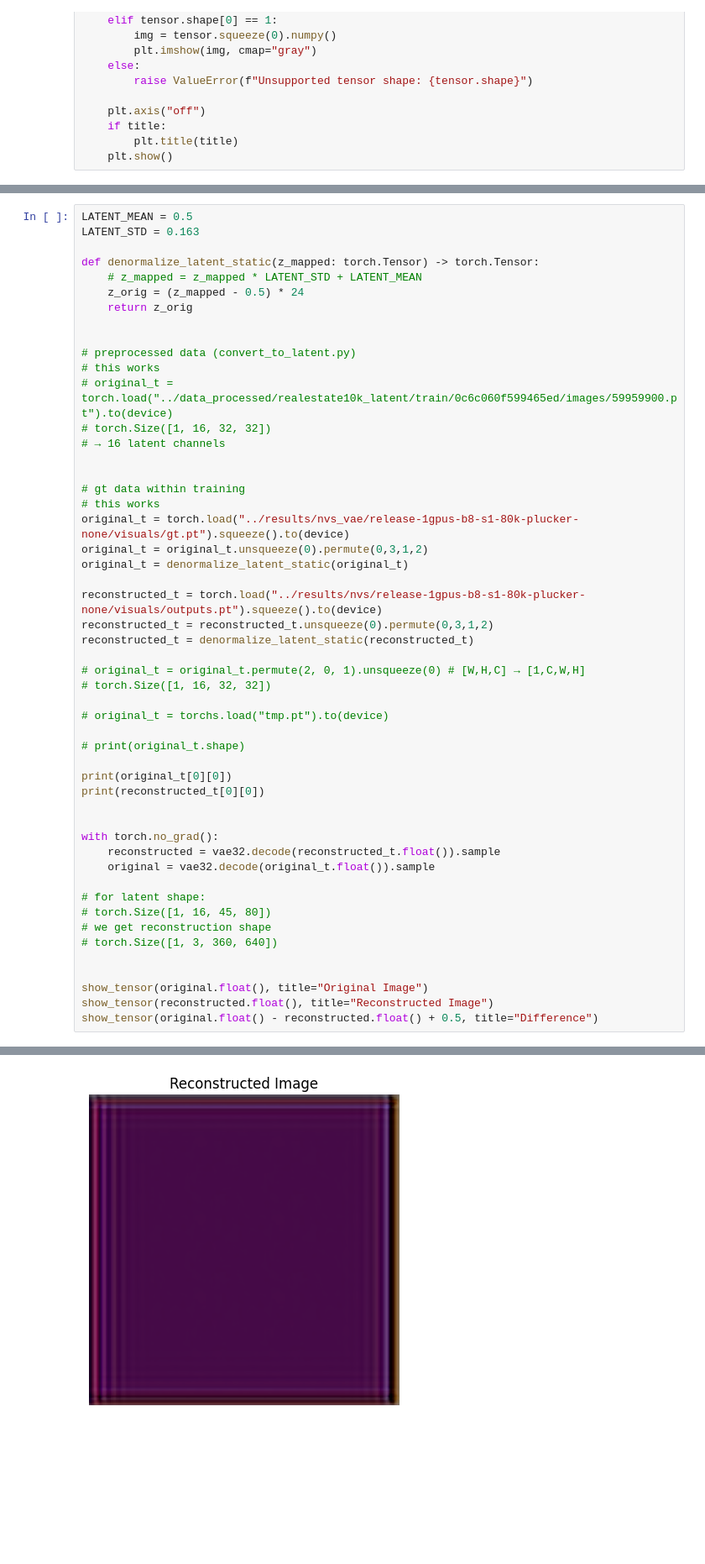
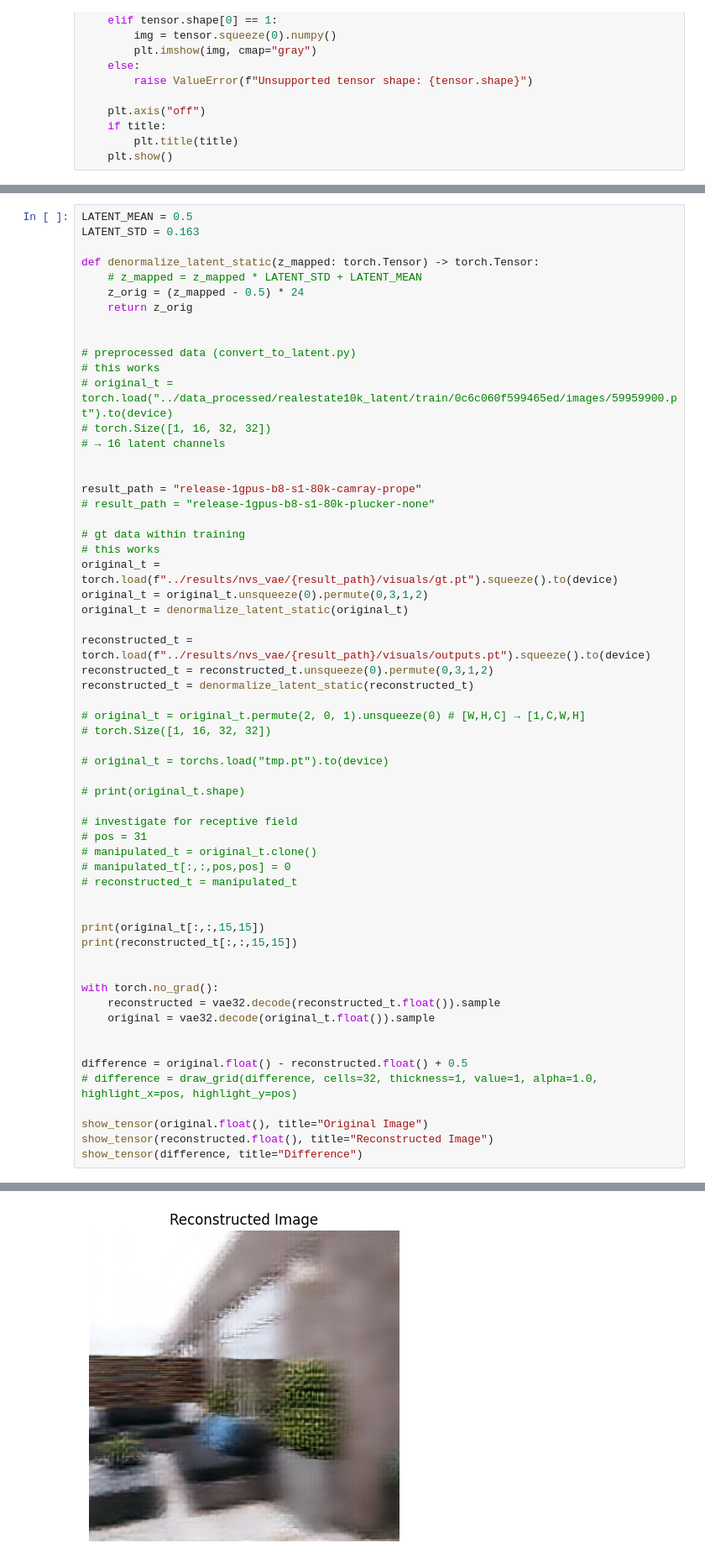
Before and after one commit to flaarmann1000/LVSM-VAE, a Jupyter notebook: notebooks/show_latent.ipynb, the cells around one changed output, grey strips where cells are left out. Shown at 84% size. Cells and saved outputs as stored; diff of their text form; blank space fills up the shorter version.

Commit message:
latent training works now

```diff
--- a/notebooks/show_latent.ipynb
+++ b/notebooks/show_latent.ipynb
@@ -135,13 +202,16 @@ def denormalize_latent_static(z_mapped: torch.Tensor) -> torch.Tensor:
 # → 16 latent channels
 
 
+result_path = "release-1gpus-b8-s1-80k-camray-prope"
+# result_path = "release-1gpus-b8-s1-80k-plucker-none"
+
 # gt data within training
 # this works
-original_t = torch.load("../results/nvs_vae/release-1gpus-b8-s1-80k-plucker-none/visuals/gt.pt").squeeze().to(device)
+original_t = torch.load(f"../results/nvs_vae/{result_path}/visuals/gt.pt").squeeze().to(device)
 original_t = original_t.unsqueeze(0).permute(0,3,1,2)
 original_t = denormalize_latent_static(original_t)
 
-reconstructed_t = torch.load("../results/nvs/release-1gpus-b8-s1-80k-plucker-none/visuals/outputs.pt").squeeze().to(device)
+reconstructed_t = torch.load(f"../results/nvs_vae/{result_path}/visuals/outputs.pt").squeeze().to(device)
 reconstructed_t = reconstructed_t.unsqueeze(0).permute(0,3,1,2)
 reconstructed_t = denormalize_latent_static(reconstructed_t)
 
@@ -152,21 +222,26 @@ reconstructed_t = denormalize_latent_static(reconstructed_t)
 
 # print(original_t.shape)
 
-print(original_t[0][0])
-print(reconstructed_t[0][0])
+# investigate for receptive field
+# pos = 31
+# manipulated_t = original_t.clone()
+# manipulated_t[:,:,pos,pos] = 0
+# reconstructed_t = manipulated_t
+
+
+print(original_t[:,:,15,15])
+print(reconstructed_t[:,:,15,15])
 
 
 with torch.no_grad():
     reconstructed = vae32.decode(reconstructed_t.float()).sample
     original = vae32.decode(original_t.float()).sample
 
-# for latent shape:
-# torch.Size([1, 16, 45, 80])
-# we get reconstruction shape
-# torch.Size([1, 3, 360, 640])
 
+difference = original.float() - reconstructed.float() + 0.5
+# difference = draw_grid(difference, cells=32, thickness=1, value=1, alpha=1.0, highlight_x=pos, highlight_y=pos)
 
 show_tensor(original.float(), title="Original Image")
 show_tensor(reconstructed.float(), title="Reconstructed Image")
-show_tensor(original.float() - reconstructed.float() + 0.5, title="Difference")
+show_tensor(difference, title="Difference")
 # %% [output]
@@ -190 +255 @@ tensor([[-11.9766, -11.9609, -11.9531,  ..., -11.9688, -11.9609, -11.9766],
-[figure, old version]
+[figure, new version]
```
Also changed, not shown: parts of 5 cells of this notebook, 3 other files.
